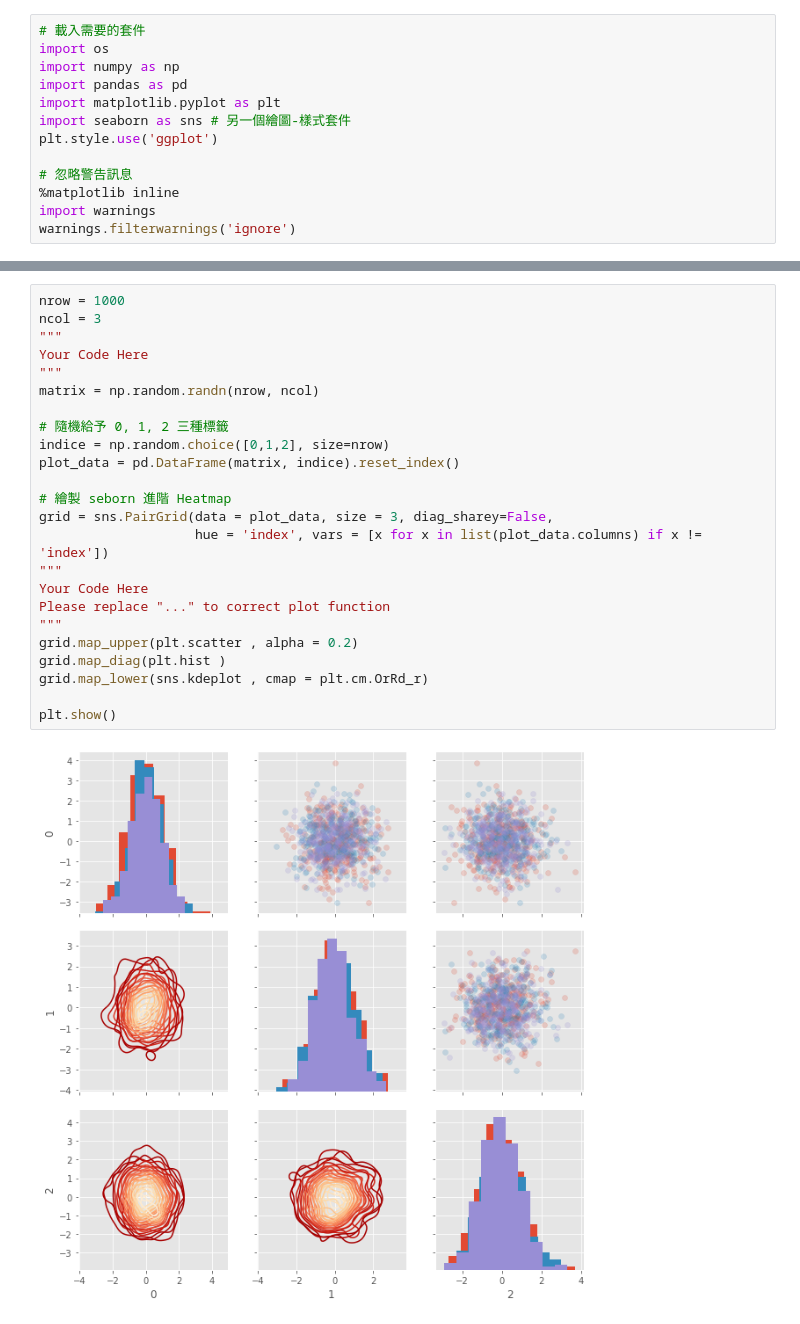
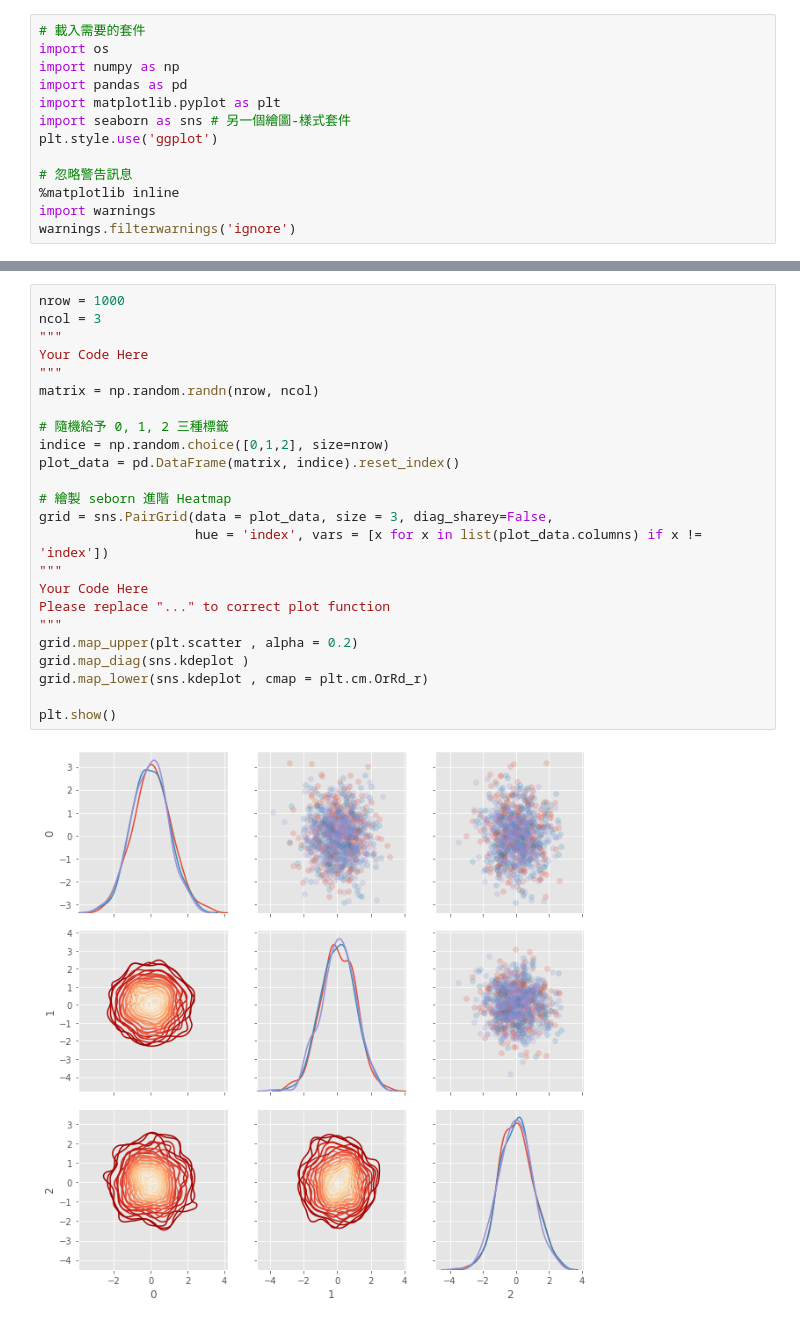
Before and after one commit to clmikechan/4th-ML100Days, a Jupyter notebook: homework/Day_020_HW.ipynb, the cells around one changed output, grey strips where cells are left out. Saved outputs shown, nothing was run; the diff lists cells and outputs as text.

```diff
--- a/homework/Day_020_HW.ipynb
+++ b/homework/Day_020_HW.ipynb
@@ -67,26 +67,26 @@ plt.show()
 # %%
 nrow = 1000
 ncol = 3
 """
 Your Code Here
 """
 matrix = np.random.randn(nrow, ncol)
 
 # 隨機給予 0, 1, 2 三種標籤
 indice = np.random.choice([0,1,2], size=nrow)
 plot_data = pd.DataFrame(matrix, indice).reset_index()
 
 # 繪製 seborn 進階 Heatmap
 grid = sns.PairGrid(data = plot_data, size = 3, diag_sharey=False,
                     hue = 'index', vars = [x for x in list(plot_data.columns) if x != 'index'])
 """
 Your Code Here
 Please replace "..." to correct plot function
 """
 grid.map_upper(plt.scatter , alpha = 0.2)
-grid.map_diag(plt.hist )
+grid.map_diag(sns.kdeplot )
 grid.map_lower(sns.kdeplot , cmap = plt.cm.OrRd_r)
 
 plt.show()
 # %% [output]
-[figure, old version]
+[figure, new version]
```
Also changed, not shown: parts of 2 cells of this notebook.
